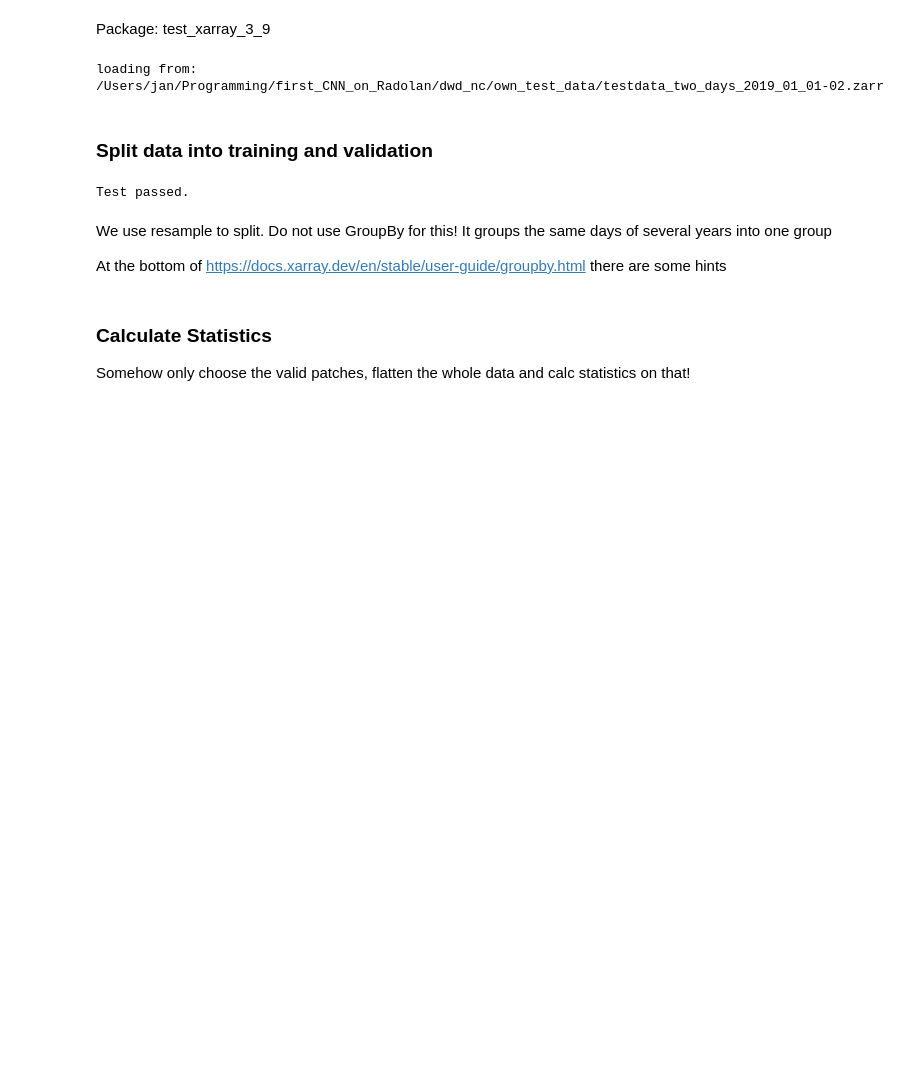
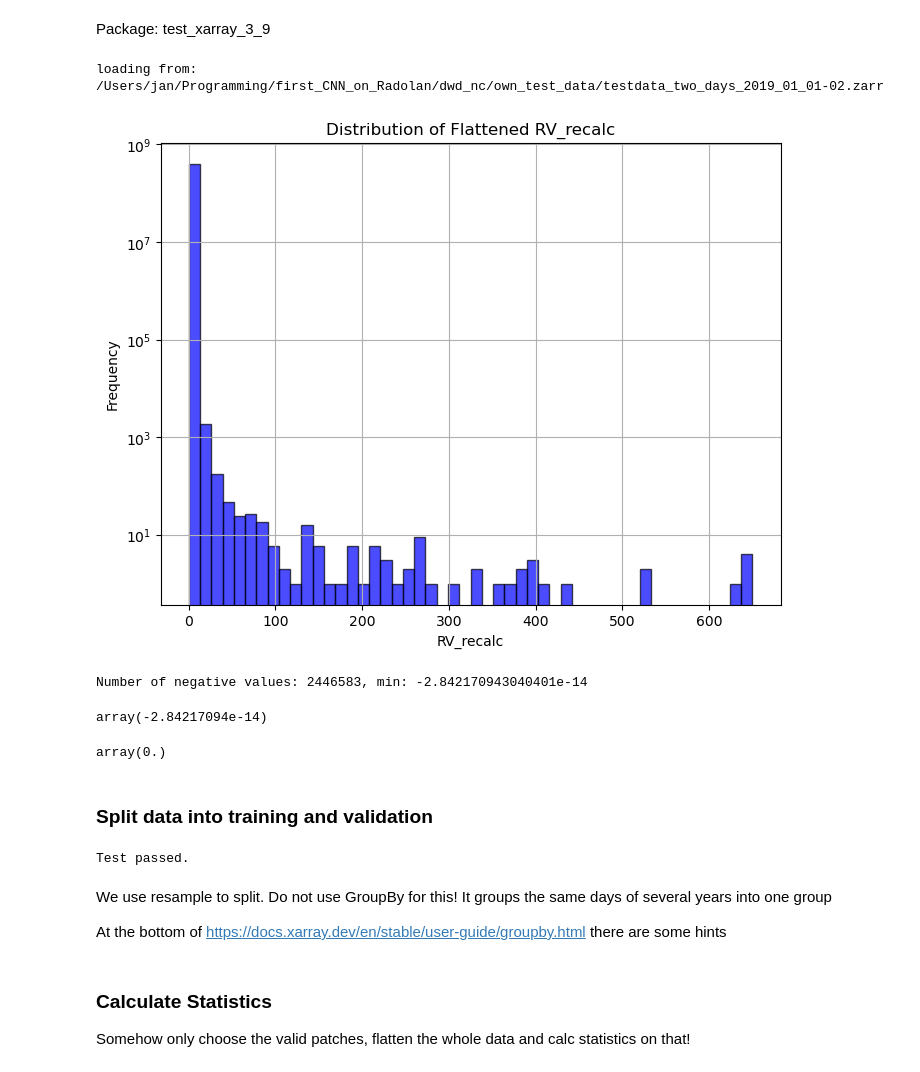
Before and after one commit to Osrip/deep_learn_rain_nowcasting, a Jupyter notebook: notebooks/new_filtering_data_scraper_cleaned.ipynb, the cells around one changed output. Drawn from its saved outputs; the diff is of its cells as text; code cells hidden in the pictures; blank space fills up the shorter version.

Commit message:
continue to write data loader implementation

```diff
--- a/notebooks/new_filtering_data_scraper_cleaned.ipynb
+++ b/notebooks/new_filtering_data_scraper_cleaned.ipynb
@@ -50 +45,48 @@ data_shortened = data.isel(
+# %%
+
+
+def plot_flattened_distribution(ds, var_name='RV_recalc'):
+    # Flatten the data
+    data_flat = ds[var_name].values.flatten()
+
+    # Plot the histogram
+    plt.figure(figsize=(8, 6))
+    plt.hist(data_flat, bins=50, color='blue', edgecolor='black', alpha=0.7)
+    plt.title(f'Distribution of Flattened {var_name}')
+    plt.xlabel(var_name)
+    plt.ylabel('Frequency')
+    plt.yscale('log')
+    plt.grid(True)
+    plt.show()
+
+
+plot_flattened_distribution(data)
+# %% [output]
+[figure, added]
+# %%
+def count_negative_values(ds, var_name='RV_recalc'):
+    # Flatten the data and count negative values
+    data_flat = ds[var_name].values.flatten()
+    negative_count = np.sum(data_flat < 0)
+    mini = np.nanmin(data_flat)
+
+    return negative_count, mini
+negative_count, mini = count_negative_values(data)
+print(f'Number of negative values: {negative_count}, min: {mini}')
+# %% [output]
+Number of negative values: 2446583, min: -2.842170943040401e-14
+# %%
+data.min(skipna=True, dim=None).RV_recalc.values
+# %% [output]
+array(-2.84217094e-14)
+# %%
+# Set all negative values of the data to 0
+data_min = data.min(skipna=True, dim=None).RV_recalc.values
+if data_min < -0.1:
+    raise ValueError(f'The min value of the data is {data_min}, which is below the threshold of -0.1')
+data_no_neg = data.where(data >= 0, 0)
+# The where function keeps values where the condition is True and replaces the rest (where it's False) with the value specified, in this case 0.
+data_no_neg.min(skipna=True, dim=None).RV_recalc.values
+# %% [output]
+array(0.)
 # %%
```
Also changed, not shown: parts of 6 cells of this notebook, 2 other files.
